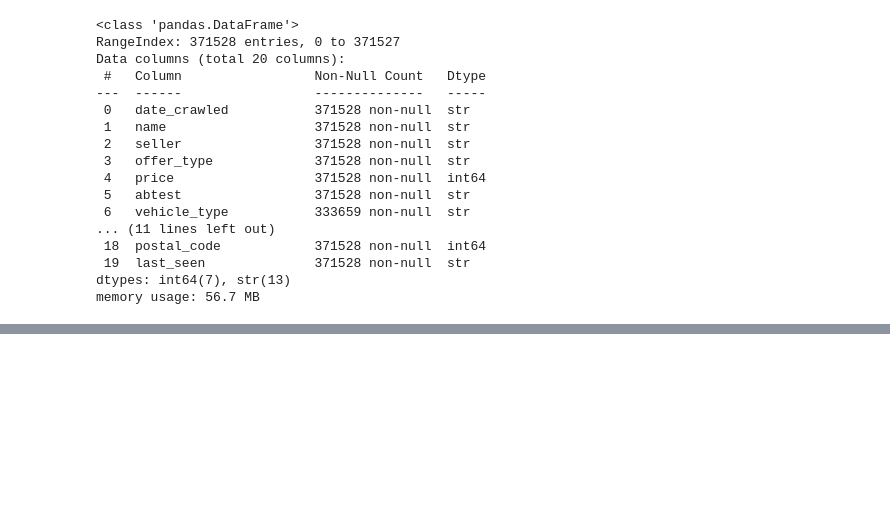
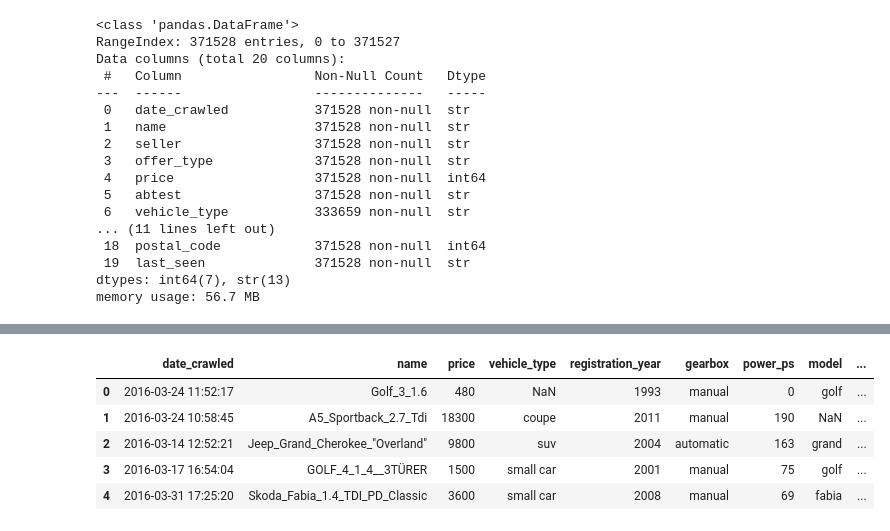
Before and after one commit to win719/ebay-car-sales, a Jupyter notebook: analysis.ipynb, the cells around one changed output, grey strips where cells are left out. Cells and saved outputs as stored; diff of their text form; code cells hidden in the pictures; blank space fills up the shorter version.

```diff
--- a/analysis.ipynb
+++ b/analysis.ipynb
@@ -136,0 +169,2 @@ autos = autos.rename(columns={
+# %%
+autos["vehicle_type"] = autos["vehicle_type"].replace({"limousine": "sedan", "kleinwagen": "small car", "kombi": "station wagon", "cabrio": "convertible", "andere": "other"})
@@ -136,0 +189,2 @@ autos = autos.rename(columns={
+# %%
+autos = autos.rename(columns={"not_repaired_damage": "has_unrepaired_damage"})
@@ -136,0 +218,10 @@ autos = autos.rename(columns={
+# %%
+
+autos.head()
+# %% [output]
+|  | date_crawled | name | price | vehicle_type | registration_year | gearbox | power_ps | model | ... |
+| 0 | 2016-03-24 11:52:17 | Golf_3_1.6 | 480 | NaN | 1993 | manual | 0 | golf | ... |
+| 1 | 2016-03-24 10:58:45 | A5_Sportback_2.7_Tdi | 18300 | coupe | 2011 | manual | 190 | NaN | ... |
+| 2 | 2016-03-14 12:52:21 | Jeep_Grand_Cherokee_"Overland" | 9800 | suv | 2004 | automatic | 163 | grand | ... |
+| 3 | 2016-03-17 16:54:04 | GOLF_4_1_4__3TÜRER | 1500 | small car | 2001 | manual | 75 | golf | ... |
+| 4 | 2016-03-31 17:25:20 | Skoda_Fabia_1.4_TDI_PD_Classic | 3600 | small car | 2008 | manual | 69 | fabia | ... |
```
Also changed, not shown: parts of 30 cells of this notebook.
